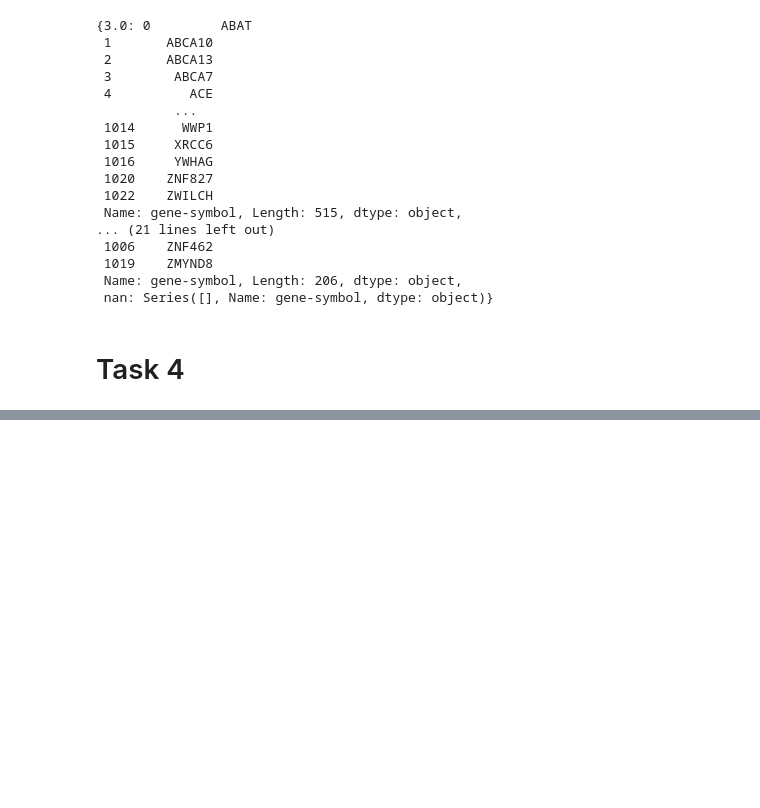
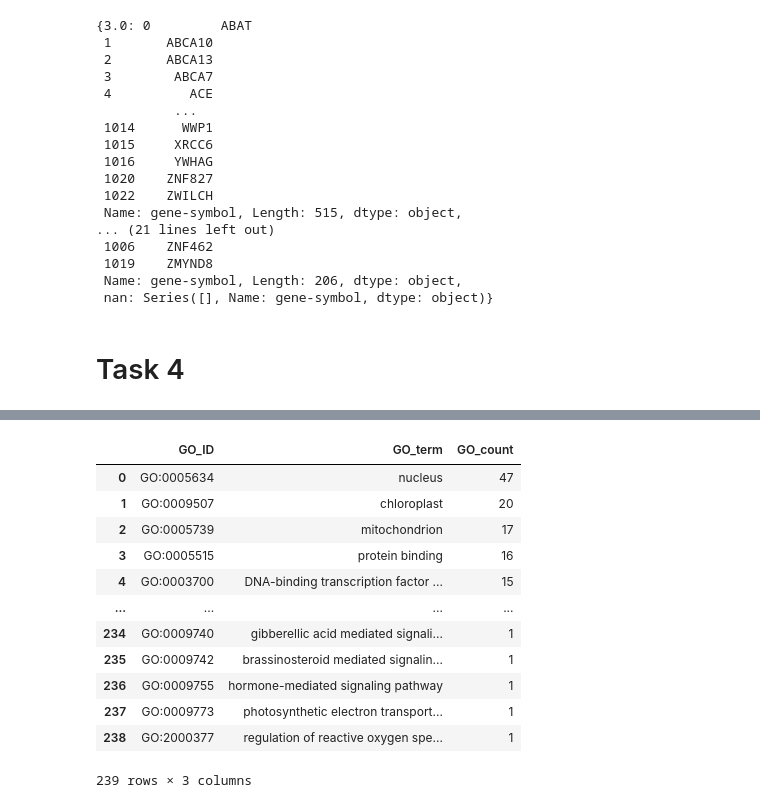
Before and after one commit to hwixley/BI-Coursework2, a Jupyter notebook: code/part2.ipynb, the cells around one changed output, grey strips where cells are left out. Drawn from its saved outputs; the diff is of its cells as text; code cells hidden in the pictures; blank space fills up the shorter version.

```diff
--- a/code/part2.ipynb
+++ b/code/part2.ipynb
@@ -102,11 +103,13 @@ def get_GO_cols(cols, indexes):
     for c in cols:
         cols_data.append(gene2go[c].filter(items=indexes, axis=0))
 
-    for i in range(len(cols_data[0])):
-        out = []
-        for c in range(len(cols)):
-            out.append(str(cols_data[c]))
-        output.append(out)
+    ids = cols_data[0].values
+    descs = cols_data[1].values
+
+    assert(len(ids) == len(descs))
+
+    for i in range(len(ids)):
+        output.append([ids[i], descs[i]])
 
     return output
 # %%
@@ -498,6 +501,10 @@ for score in range(1,4):
     table = pd.DataFrame(table_data, columns=cols[0:2])
     go_counts = table.value_counts().values
     go_indexes = table.value_counts().index
+
+    display(table_data)
+    #print(go_counts)
+    #print(go_indexes)
 
     new_table_data = []
     for i in range(go_indexes.size):
@@ -513,0 +576,16 @@ save_to_pickle_file(tables, "task2.4-geneScore-GOtables.pkl")
+# %%
+display(tables[2])
+# %% [output]
+|  | GO_ID | GO_term | GO_count |
+| 0 | GO:0005634 | nucleus | 47 |
+| 1 | GO:0009507 | chloroplast | 20 |
+| 2 | GO:0005739 | mitochondrion | 17 |
+| 3 | GO:0005515 | protein binding | 16 |
+| 4 | GO:0003700 | DNA-binding transcription factor ... | 15 |
+| ... | ... | ... | ... |
+| 234 | GO:0009740 | gibberellic acid mediated signali... | 1 |
+| 235 | GO:0009742 | brassinosteroid mediated signalin... | 1 |
+| 236 | GO:0009755 | hormone-mediated signaling pathway | 1 |
+| 237 | GO:0009773 | photosynthetic electron transport... | 1 |
+| 238 | GO:2000377 | regulation of reactive oxygen spe... | 1 |
+239 rows × 3 columns
```
Also changed, not shown: parts of 3 cells of this notebook.
